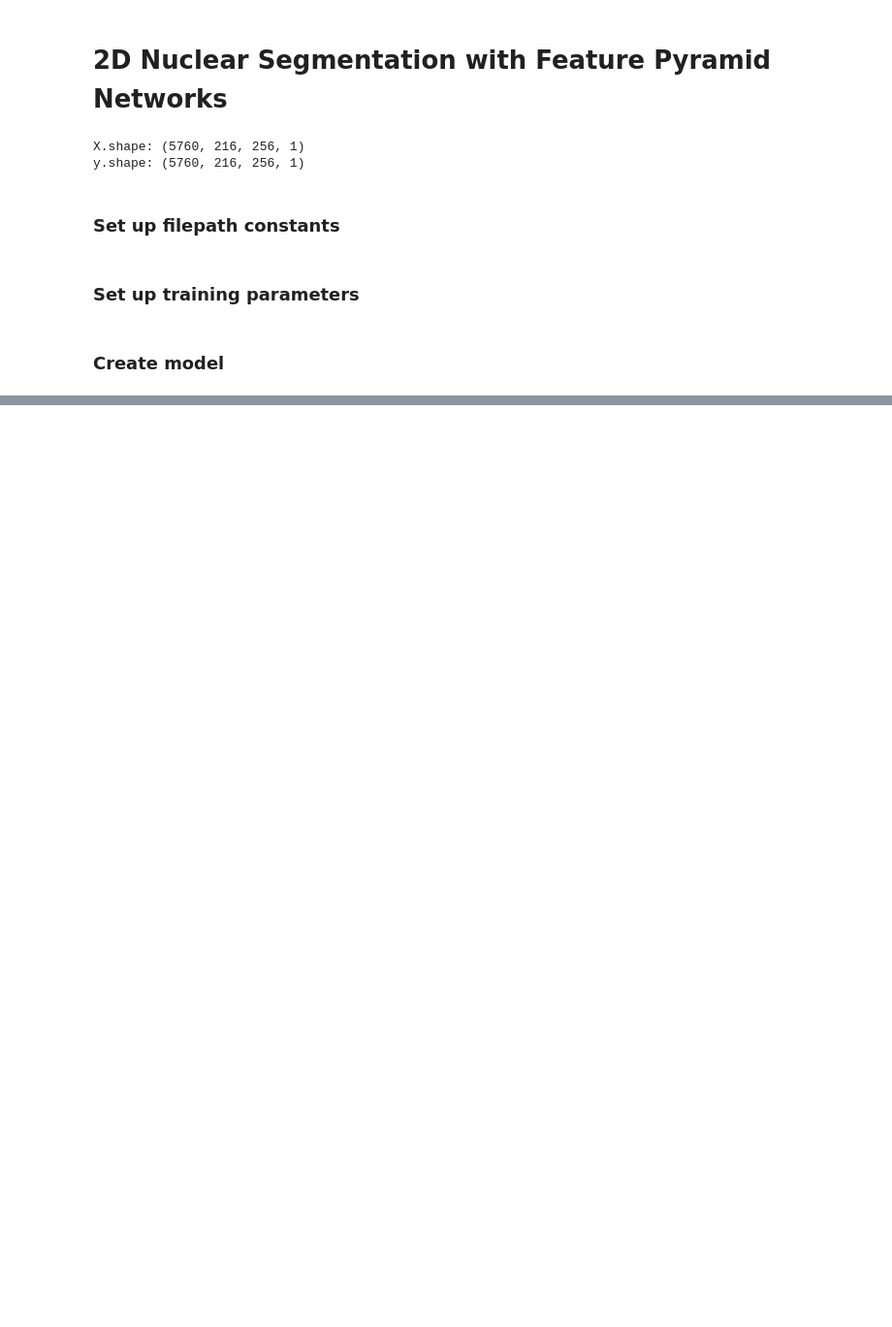
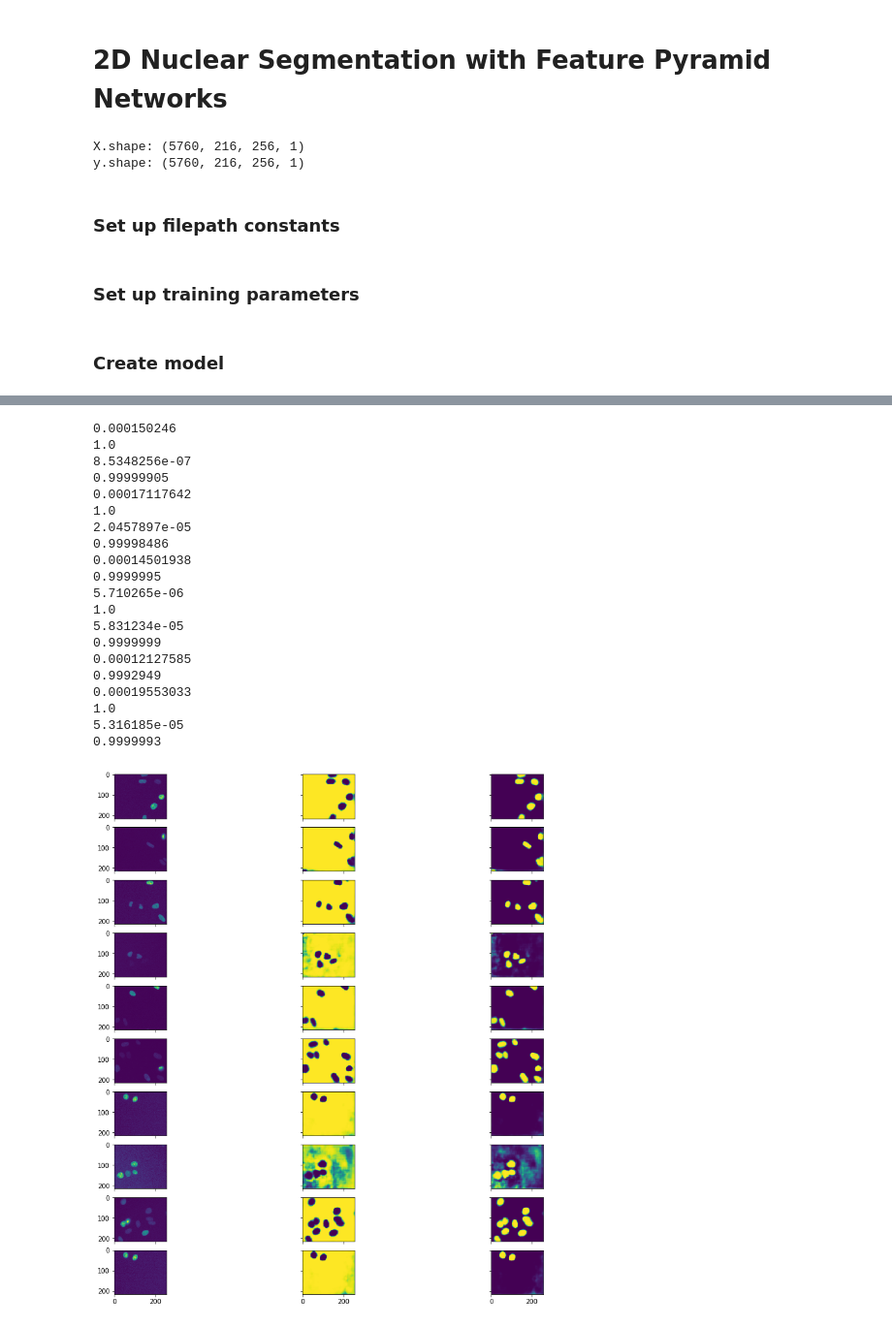
Before and after one commit to jackstellwagen/deepcell-tf, a Jupyter notebook: scripts/FPNets.ipynb, the cells around one changed output, grey strips where cells are left out. Shown at 97% size. Cells and saved outputs as stored; diff of their text form; code cells hidden in the pictures; blank space fills up the shorter version.

Commit message:
Prototype FPNet code

```diff
--- a/scripts/FPNets.ipynb
+++ b/scripts/FPNets.ipynb
@@ -37,6 +37,8 @@ PREFIX = os.path.relpath(os.path.dirname(DATA_FILE), DATA_DIR)
 ROOT_DIR = '/data'  # TODO: Change this! Usually a mounted volume
 MODEL_DIR = os.path.abspath(os.path.join(ROOT_DIR, 'models', PREFIX))
 LOG_DIR = os.path.abspath(os.path.join(ROOT_DIR, 'logs', PREFIX))
+MODEL_NAME = "fpnet"
+FGBG_MODEL_NAME = MODEL_NAME + "_fgbg"
 
 # create directories if they do not exist
 for d in (MODEL_DIR, LOG_DIR):
@@ -84,5 +90,6 @@ erosion_width = 0
 # %%
 from deepcell.model_zoo import FPNet
 
-model = FPNet(backbone=backbone,
-             input_shape=X_train.shape[1:])
+fgbg_model = FPNet(backbone=backbone,
+             input_shape=X_train.shape[1:],
+             n_classes=2)
@@ -117 +115,23 @@ Non-trainable params: 52,745
 __________________________________________________________________________________________________
+# %%
+%%time
+
+from deepcell.training import train_model_conv
+
+fgbg_model = train_model_conv(
+   model=fgbg_model,
+   dataset=DATA_FILE,
+   model_name=FGBG_MODEL_NAME,
+   test_size=test_size,
+   seed=1984,
+   optimizer=optimizer,
+   n_epoch=n_epoch,
+   batch_size=batch_size,
+   transform="fgbg",
+   model_dir=MODEL_DIR,
+   log_dir=LOG_DIR,
+   lr_sched=lr_sched,
+   rotation_range=rotation_range,
+   flip=flip,
+   shear=shear,
+   zoom_range=zoom_range)
@@ -117,0 +151,5 @@ ________________________________________________________________________________
+# %%
+%%time
+test_images_fgbg = fgbg_model.predict(X_test)
+
+print('segmentation mask shape:', test_images_fgbg.shape)
@@ -117,0 +160,31 @@ ________________________________________________________________________________
+# %%
+import matplotlib.pyplot as plt
+fig,ax = plt.subplots(10,3, figsize=(15, 15), sharex=True, sharey=True)
+for i in range(10):
+    ax[i,0].imshow(X_test[i,:,:,0])
+    ax[i,1].imshow(test_images_fgbg[i,:,:,0])
+    ax[i,2].imshow(test_images_fgbg[i,:,:,1])
+    print(np.amin(test_images_fgbg[i,:,:,0]))
+    print(np.amax(test_images_fgbg[i,:,:,0]))
+# %% [output]
+0.000150246
+1.0
+8.5348256e-07
+0.99999905
+0.00017117642
+1.0
+2.0457897e-05
+0.99998486
+0.00014501938
+0.9999995
+5.710265e-06
+1.0
+5.831234e-05
+0.9999999
+0.00012127585
+0.9992949
+0.00019553033
+1.0
+5.316185e-05
+0.9999993
+[figure, added]
```
Also changed, not shown: parts of 5 cells of this notebook, 1 other file.
